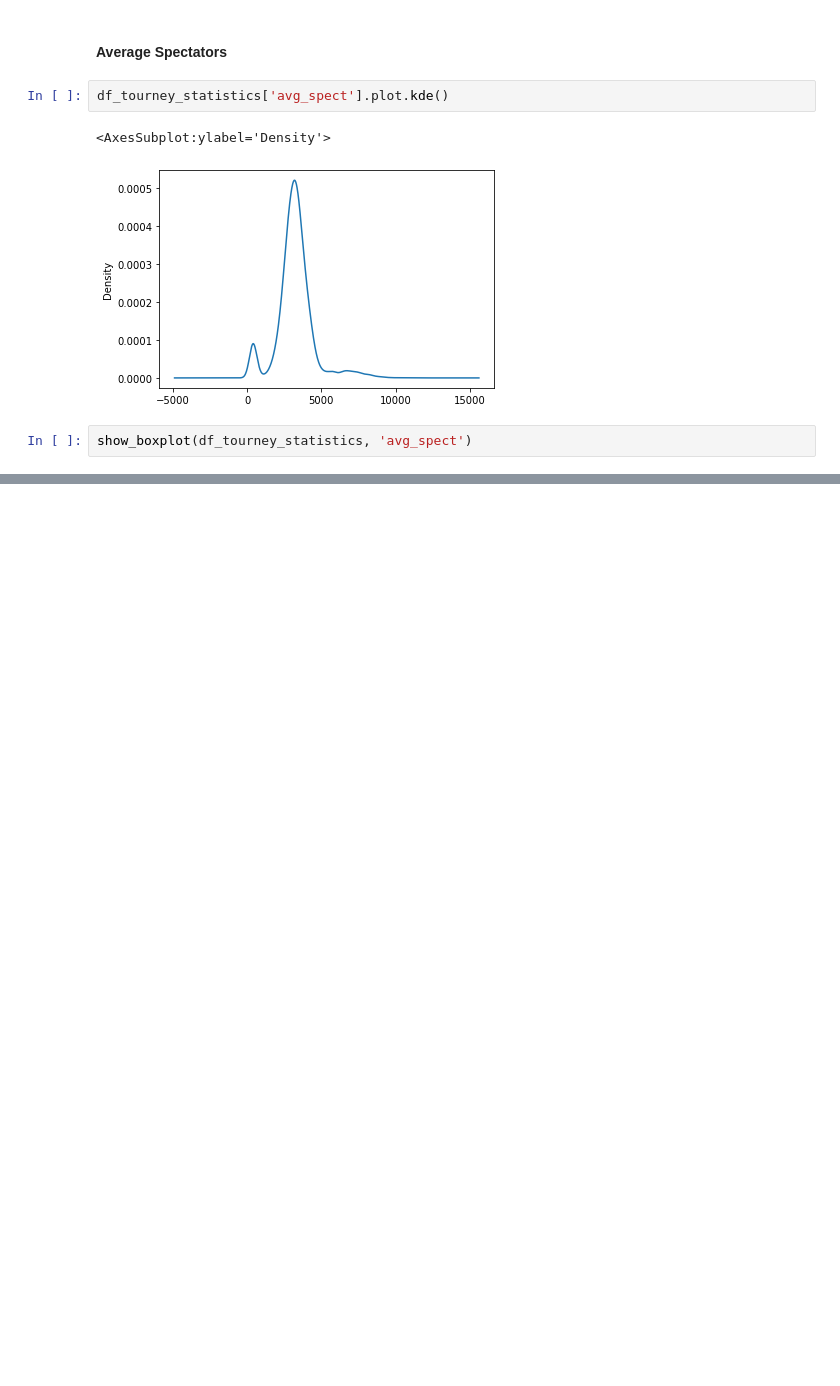
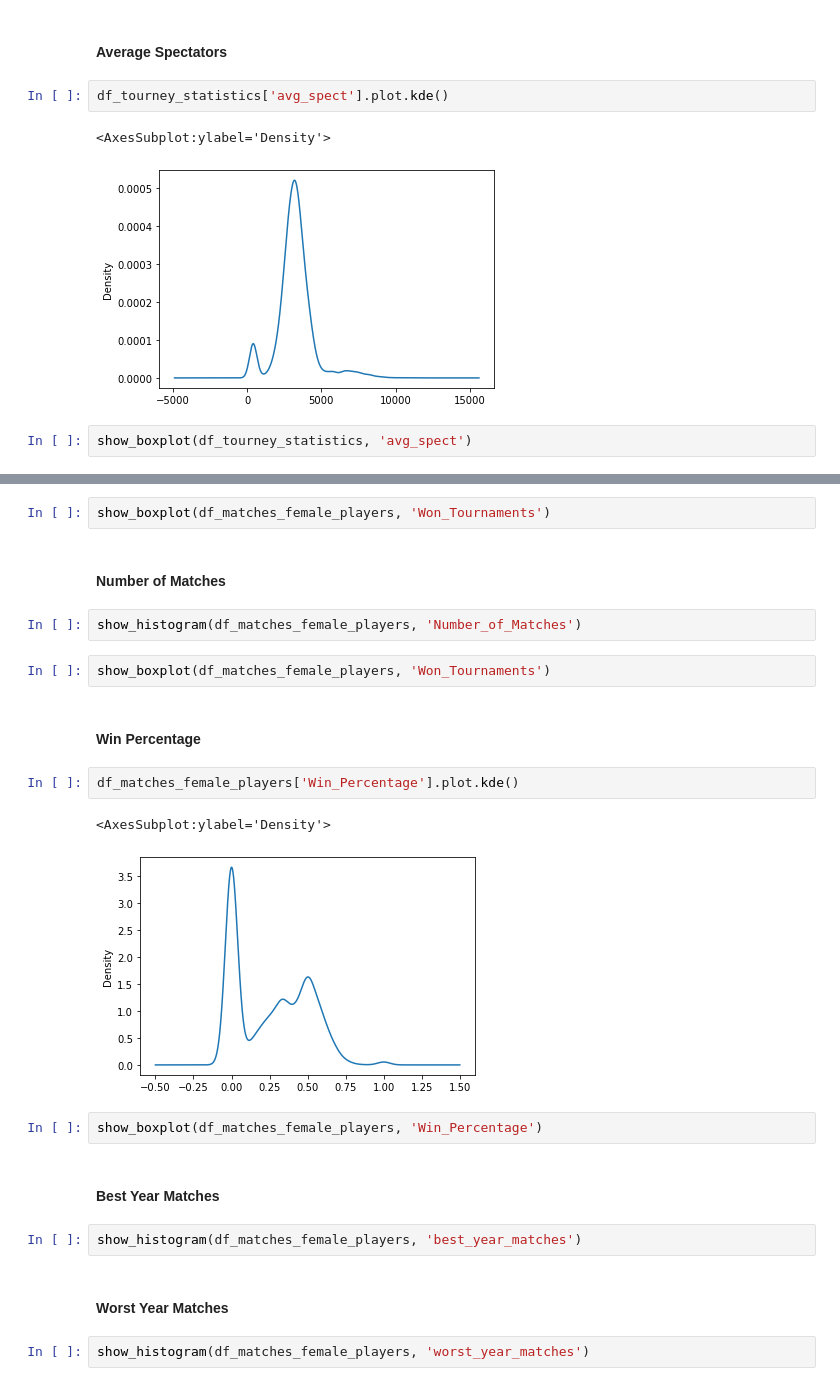
Before and after one commit to WilliamSimoni/Tennis-Matches-Data-mining, a Jupyter notebook: src/3.5_data_understanding_on_integration.ipynb, the cells around one changed output, grey strips where cells are left out. Drawn from its saved outputs; the diff is of its cells as text; blank space fills up the shorter version.

```diff
--- a/src/3.5_data_understanding_on_integration.ipynb
+++ b/src/3.5_data_understanding_on_integration.ipynb
@@ -102,0 +232,25 @@ show_boxplot(df_tourney_statistics, 'avg_spect')
+# %%
+show_boxplot(df_matches_female_players, 'Won_Tournaments')
+# %% [markdown]
+#### Number of Matches
+# %%
+show_histogram(df_matches_female_players, 'Number_of_Matches')
+# %%
+show_boxplot(df_matches_female_players, 'Won_Tournaments')
+# %% [markdown]
+#### Win Percentage
+# %%
+df_matches_female_players['Win_Percentage'].plot.kde()
+# %% [output]
+<AxesSubplot:ylabel='Density'>
+[figure, added]
+# %%
+show_boxplot(df_matches_female_players, 'Win_Percentage')
+# %% [markdown]
+#### Best Year Matches
+# %%
+show_histogram(df_matches_female_players, 'best_year_matches')
+# %% [markdown]
+#### Worst Year Matches
+# %%
+show_histogram(df_matches_female_players, 'worst_year_matches')
```
Also changed, not shown: parts of 43 cells of this notebook.
